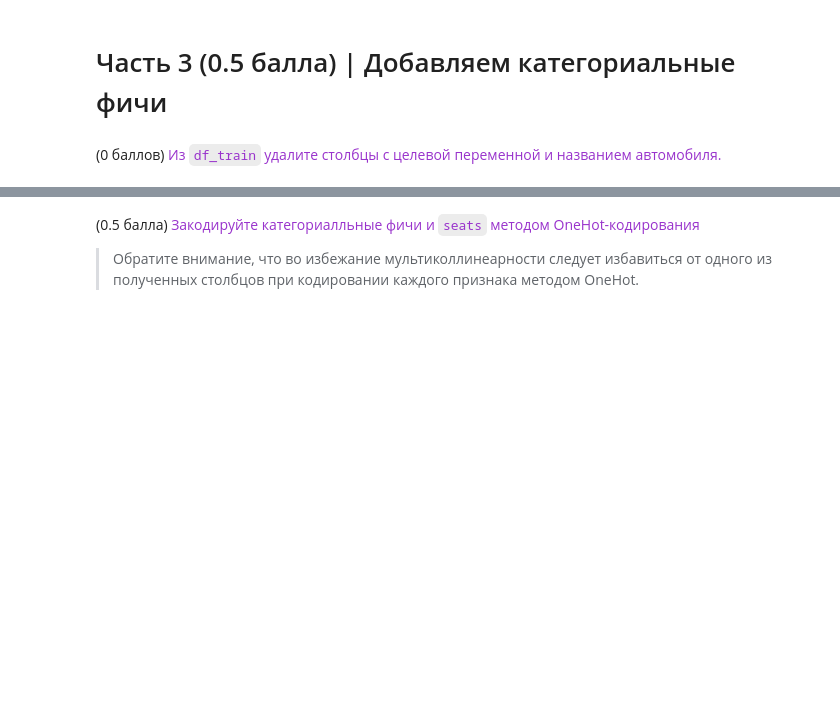
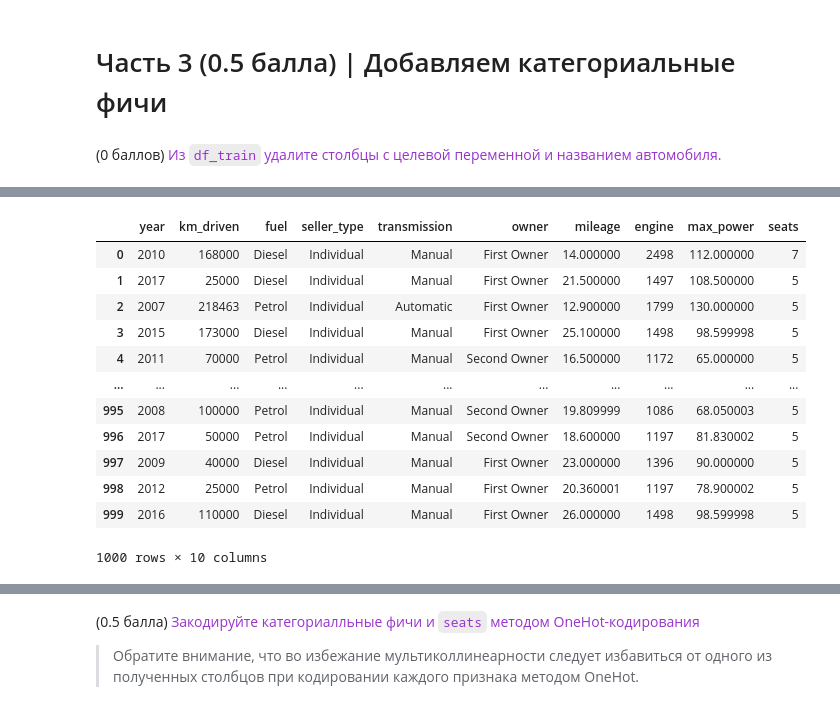
Before and after one commit to TiunovNN/hse-ml-homeworks, a Jupyter notebook: homework1/HW1_Regression_with_inference.ipynb, the cells around one changed output, grey strips where cells are left out. Cells and saved outputs as stored; diff of their text form; code cells hidden in the pictures; blank space fills up the shorter version.

```diff
--- a/homework1/HW1_Regression_with_inference.ipynb
+++ b/homework1/HW1_Regression_with_inference.ipynb
@@ -535,2 +582,19 @@ grid_search.fit(X_train, y_train)
+# %%
+X_test_cat = df_test.drop(columns=['selling_price', 'name'])
+X_test_cat
+# %% [output]
+|  | year | km_driven | fuel | seller_type | transmission | owner | mileage | engine | max_power | seats |
+| 0 | 2010 | 168000 | Diesel | Individual | Manual | First Owner | 14.000000 | 2498 | 112.000000 | 7 |
+| 1 | 2017 | 25000 | Diesel | Individual | Manual | First Owner | 21.500000 | 1497 | 108.500000 | 5 |
+| 2 | 2007 | 218463 | Petrol | Individual | Automatic | First Owner | 12.900000 | 1799 | 130.000000 | 5 |
+| 3 | 2015 | 173000 | Diesel | Individual | Manual | First Owner | 25.100000 | 1498 | 98.599998 | 5 |
+| 4 | 2011 | 70000 | Petrol | Individual | Manual | Second Owner | 16.500000 | 1172 | 65.000000 | 5 |
+| ... | ... | ... | ... | ... | ... | ... | ... | ... | ... | ... |
+| 995 | 2008 | 100000 | Petrol | Individual | Manual | Second Owner | 19.809999 | 1086 | 68.050003 | 5 |
+| 996 | 2017 | 50000 | Petrol | Individual | Manual | Second Owner | 18.600000 | 1197 | 81.830002 | 5 |
+| 997 | 2009 | 40000 | Diesel | Individual | Manual | First Owner | 23.000000 | 1396 | 90.000000 | 5 |
+| 998 | 2012 | 25000 | Petrol | Individual | Manual | First Owner | 20.360001 | 1197 | 78.900002 | 5 |
+| 999 | 2016 | 110000 | Diesel | Individual | Manual | First Owner | 26.000000 | 1498 | 98.599998 | 5 |
+1000 rows × 10 columns
 # %%
 assert X_train_cat.shape == (5840, 10)
```
Also changed, not shown: parts of 40 cells of this notebook.
